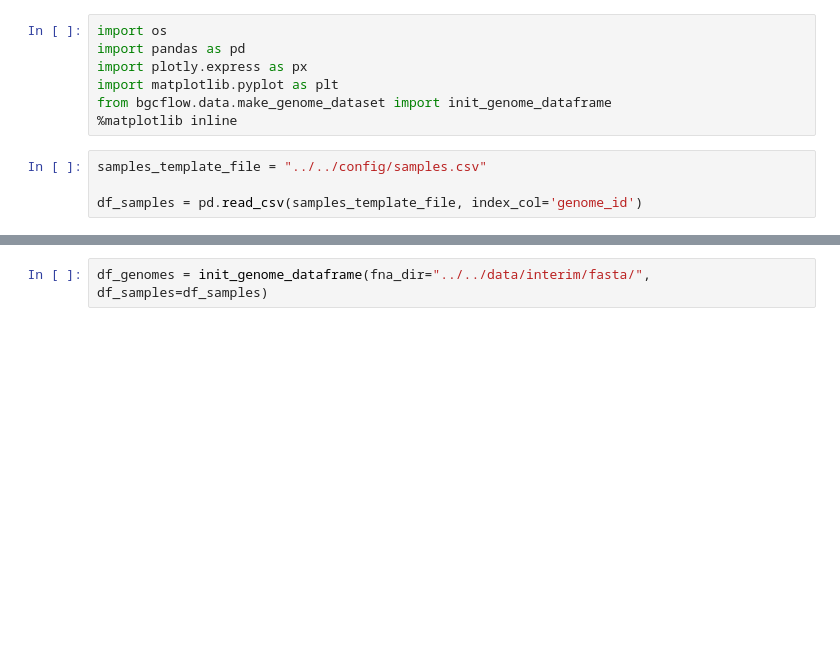
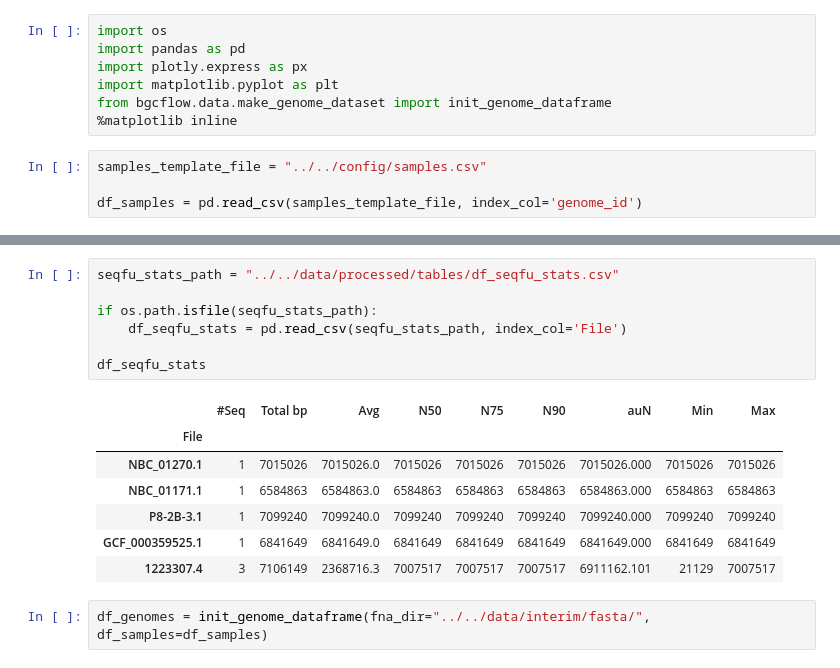
Before and after one commit to NBChub/bgcflow, a Jupyter notebook: workflow/notebook/01-initial-data-exploration.ipynb, the cells around one changed output, grey strips where cells are left out. Saved outputs shown, nothing was run; the diff lists cells and outputs as text; blank space fills up the shorter version.

```diff
--- a/workflow/notebook/01-initial-data-exploration.ipynb
+++ b/workflow/notebook/01-initial-data-exploration.ipynb
@@ -27,6 +27,21 @@ df_samples
 | P8-2B-3.1 | custom | Streptomyces sp. P8-2B-3 | Streptomyces | sp. | P8-2B-3 | GCF_000719955.1 |
 | GCF_000359525.1 | ncbi | Streptomyces albus strain J1074 | Streptomyces | albus | J1074 | GCF_000359525.1 |
 | 1223307.4 | patric | Streptomyces sp. PVA 94-07 | Streptomyces | sp. | PVA 94-07 | GCF_000495755.1 |
+# %%
+seqfu_stats_path = "../../data/processed/tables/df_seqfu_stats.csv"
+
+if os.path.isfile(seqfu_stats_path):
+    df_seqfu_stats = pd.read_csv(seqfu_stats_path, index_col='File')
+
+df_seqfu_stats
+# %% [output]
+|  | #Seq | Total bp | Avg | N50 | N75 | N90 | auN | Min | Max |
+| File |  |  |  |  |  |  |  |  |  |
+| NBC_01270.1 | 1 | 7015026 | 7015026.0 | 7015026 | 7015026 | 7015026 | 7015026.000 | 7015026 | 7015026 |
+| NBC_01171.1 | 1 | 6584863 | 6584863.0 | 6584863 | 6584863 | 6584863 | 6584863.000 | 6584863 | 6584863 |
+| P8-2B-3.1 | 1 | 7099240 | 7099240.0 | 7099240 | 7099240 | 7099240 | 7099240.000 | 7099240 | 7099240 |
+| GCF_000359525.1 | 1 | 6841649 | 6841649.0 | 6841649 | 6841649 | 6841649 | 6841649.000 | 6841649 | 6841649 |
+| 1223307.4 | 3 | 7106149 | 2368716.3 | 7007517 | 7007517 | 7007517 | 6911162.101 | 21129 | 7007517 |
 # %%
 df_genomes = init_genome_dataframe(fna_dir="../../data/interim/fasta/", df_samples=df_samples)
 # %%
```
Also changed, not shown: 1 other file.
